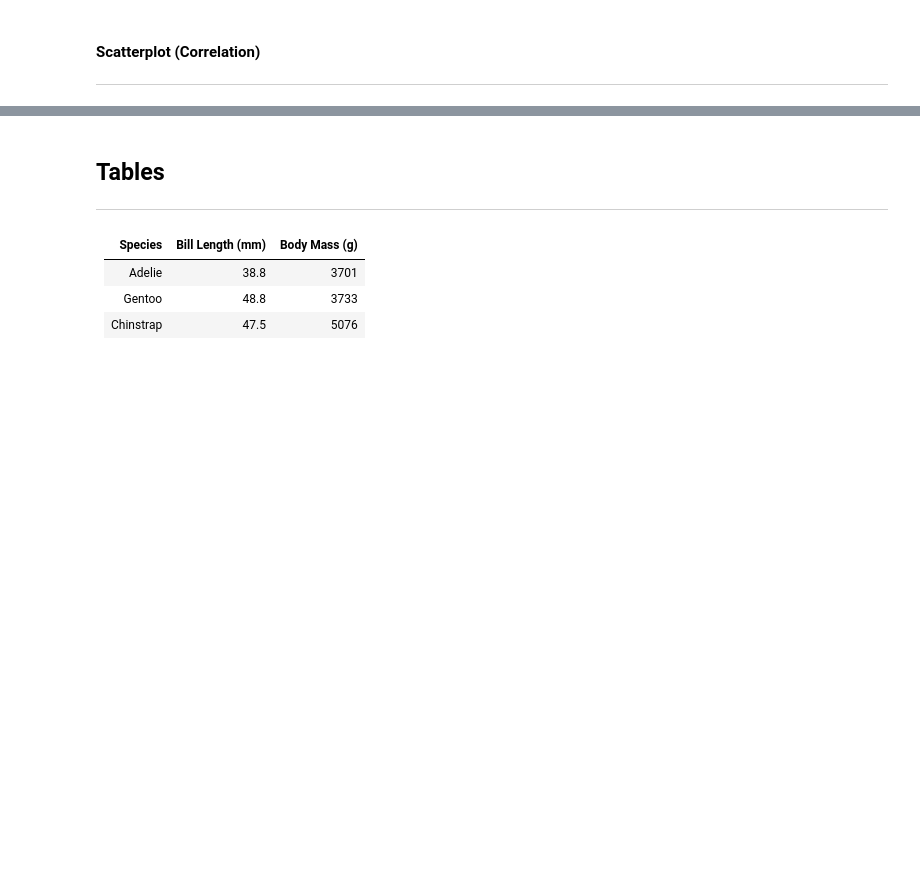
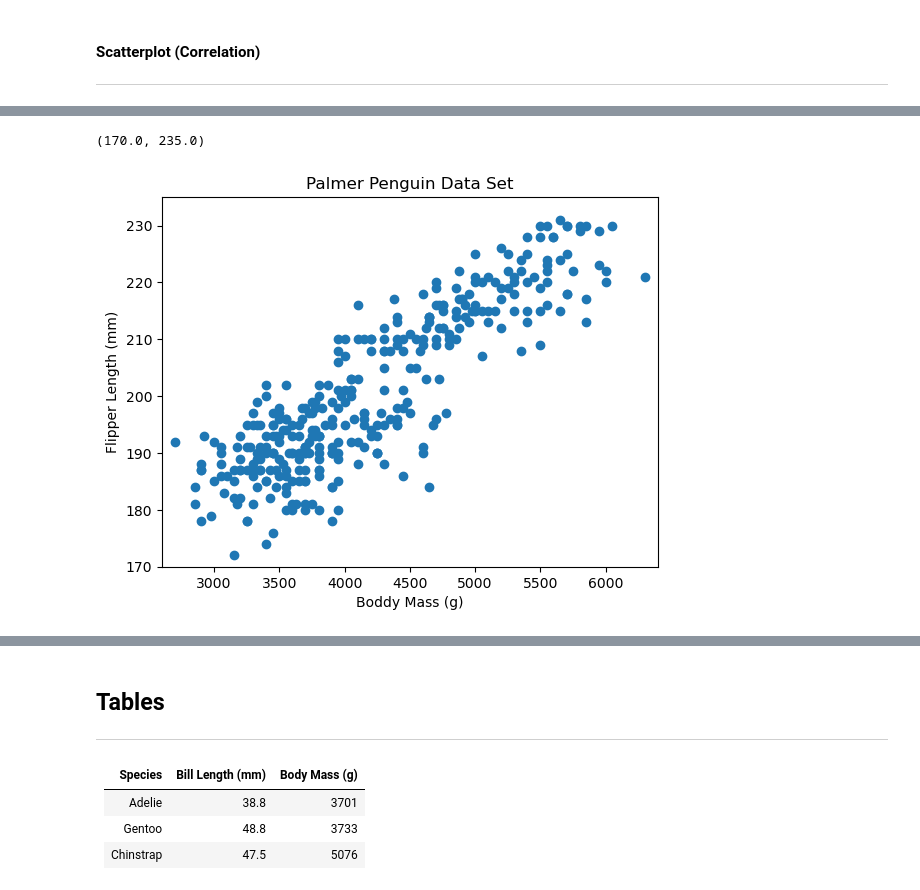
Before and after one commit to fdennehy/pda-project, a Jupyter notebook: penguins.ipynb, the cells around one changed output, grey strips where cells are left out. Drawn from its saved outputs; the diff is of its cells as text; code cells hidden in the pictures; blank space fills up the shorter version.

```diff
--- a/penguins.ipynb
+++ b/penguins.ipynb
@@ -368,3 +414,9 @@ bmass = df["body_mass_g"]
 #### Scatterplot (Correlation)
 
 ***
+# %%
+# Get just the flipper lengths.
+flen = df['flipper_length_mm'].to_numpy()
+
+# Show.
+flen
@@ -370,0 +441,6 @@ bmass = df["body_mass_g"]
+# %%
+# Get just the boddy masses.
+bmass = df['body_mass_g'].to_numpy()
+
+# Show.
+bmass
@@ -370,0 +465,19 @@ bmass = df["body_mass_g"]
+# %%
+# Simple plot.
+plt.plot(bmass, flen, 'o')
+
+# Axis labels.
+plt.xlabel('Boddy Mass (g)')
+plt.ylabel('Flipper Length (mm)')
+
+# Title.
+plt.title('Palmer Penguin Data Set')
+
+# X limits.
+plt.xlim(2600, 6400)
+
+# Y limits.
+plt.ylim(170, 235)
+# %% [output]
+(170.0, 235.0)
+[figure, added]
```
Also changed, not shown: parts of 27 cells of this notebook.
